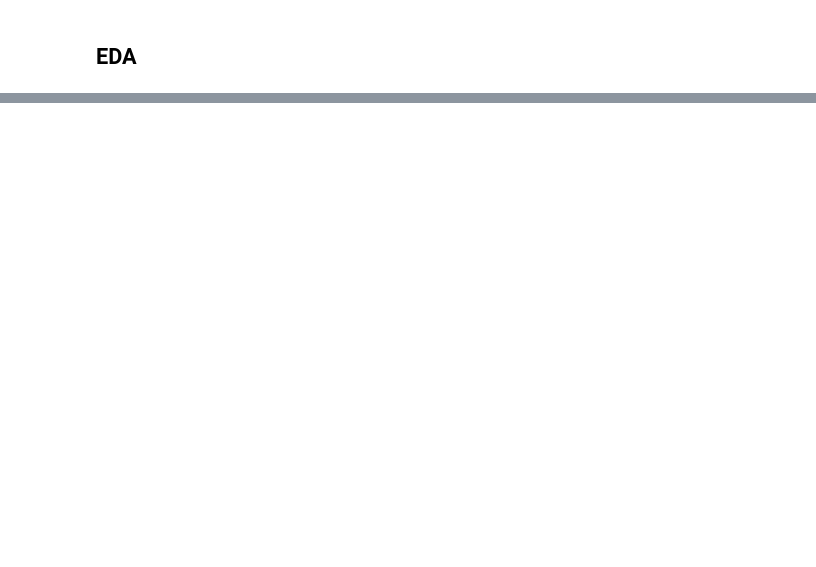
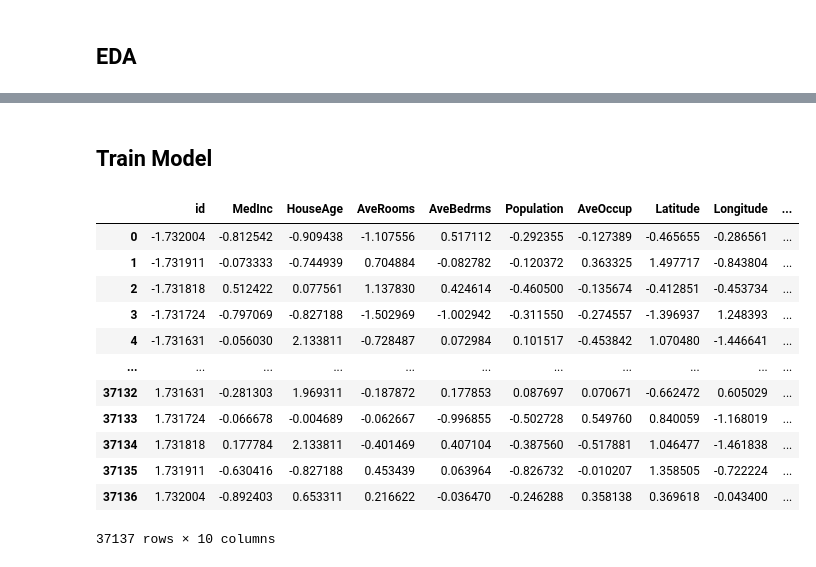
Before and after one commit to andydaehn/Kaggle, a Jupyter notebook: California_Housing.ipynb, the cells around one changed output, grey strips where cells are left out. Cells and saved outputs as stored; diff of their text form; code cells hidden in the pictures; blank space fills up the shorter version.

```diff
--- a/California_Housing.ipynb
+++ b/California_Housing.ipynb
@@ -26,0 +156,18 @@ sample_sub = pd.read_csv('sample_submission.csv')
+# %% [markdown]
+## Train Model
+# %%
+train_set.apply(stats.zscore)
+# %% [output]
+|  | id | MedInc | HouseAge | AveRooms | AveBedrms | Population | AveOccup | Latitude | Longitude | ... |
+| 0 | -1.732004 | -0.812542 | -0.909438 | -1.107556 | 0.517112 | -0.292355 | -0.127389 | -0.465655 | -0.286561 | ... |
+| 1 | -1.731911 | -0.073333 | -0.744939 | 0.704884 | -0.082782 | -0.120372 | 0.363325 | 1.497717 | -0.843804 | ... |
+| 2 | -1.731818 | 0.512422 | 0.077561 | 1.137830 | 0.424614 | -0.460500 | -0.135674 | -0.412851 | -0.453734 | ... |
+| 3 | -1.731724 | -0.797069 | -0.827188 | -1.502969 | -1.002942 | -0.311550 | -0.274557 | -1.396937 | 1.248393 | ... |
+| 4 | -1.731631 | -0.056030 | 2.133811 | -0.728487 | 0.072984 | 0.101517 | -0.453842 | 1.070480 | -1.446641 | ... |
+| ... | ... | ... | ... | ... | ... | ... | ... | ... | ... | ... |
+| 37132 | 1.731631 | -0.281303 | 1.969311 | -0.187872 | 0.177853 | 0.087697 | 0.070671 | -0.662472 | 0.605029 | ... |
+| 37133 | 1.731724 | -0.066678 | -0.004689 | -0.062667 | -0.996855 | -0.502728 | 0.549760 | 0.840059 | -1.168019 | ... |
+| 37134 | 1.731818 | 0.177784 | 2.133811 | -0.401469 | 0.407104 | -0.387560 | -0.517881 | 1.046477 | -1.461838 | ... |
+| 37135 | 1.731911 | -0.630416 | -0.827188 | 0.453439 | 0.063964 | -0.826732 | -0.010207 | 1.358505 | -0.722224 | ... |
+| 37136 | 1.732004 | -0.892403 | 0.653311 | 0.216622 | -0.036470 | -0.246288 | 0.358138 | 0.369618 | -0.043400 | ... |
+37137 rows × 10 columns
```
Also changed, not shown: parts of 46 cells of this notebook.
